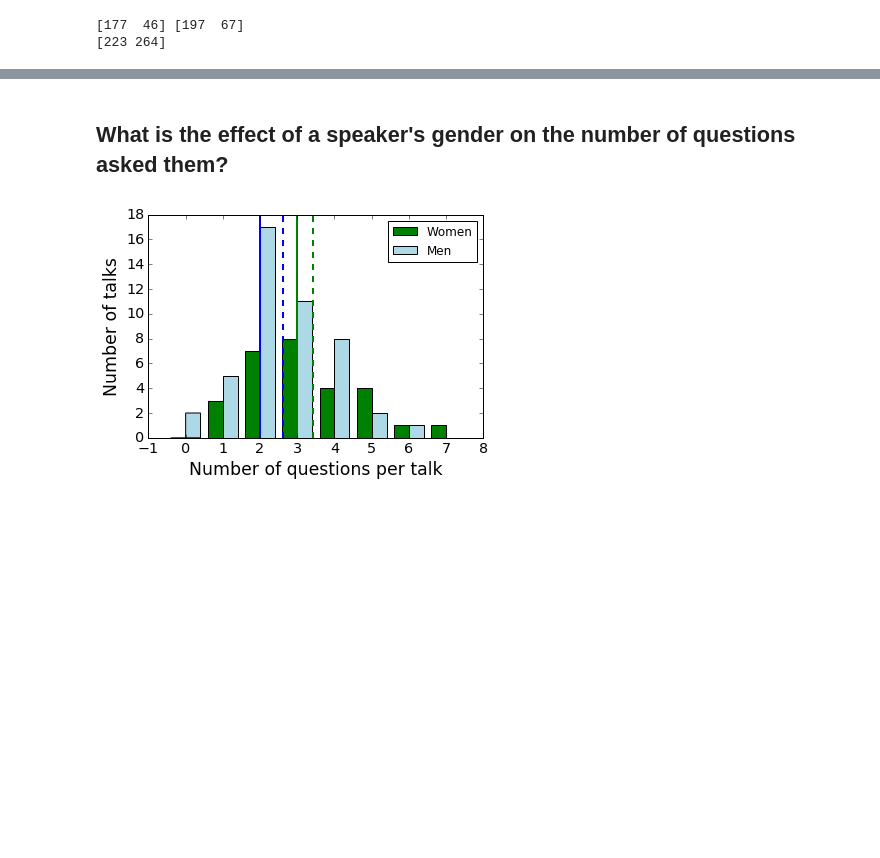
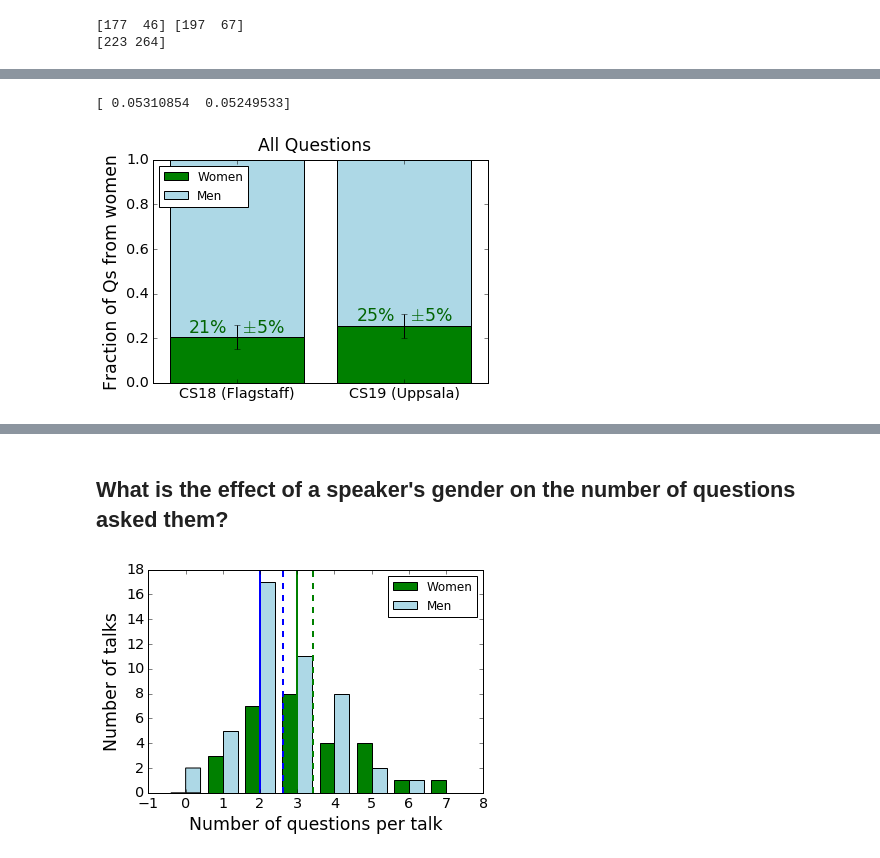
Before and after one commit to jradavenport/Gender-in-Astro, a Jupyter notebook: analysis/coolstars/douglas_coolstars_analysis.ipynb, the cells around one changed output, grey strips where cells are left out. Drawn from its saved outputs; the diff is of its cells as text; code cells hidden in the pictures; blank space fills up the shorter version.

```diff
--- a/analysis/coolstars/douglas_coolstars_analysis.ipynb
+++ b/analysis/coolstars/douglas_coolstars_analysis.ipynb
@@ -148,0 +169,7 @@ plt.savefig("raw_percentages.eps",bbox_inches="tight")
+# %%
+compare_women_fractions(women_count, men_count, totals_conference)
+plt.suptitle("All Questions",fontsize="xx-large")
+plt.savefig("raw_percentages.eps",bbox_inches="tight")
+# %% [output]
+[ 0.05310854  0.05249533]
+[figure, added]
```
Also changed, not shown: parts of 33 cells of this notebook.
